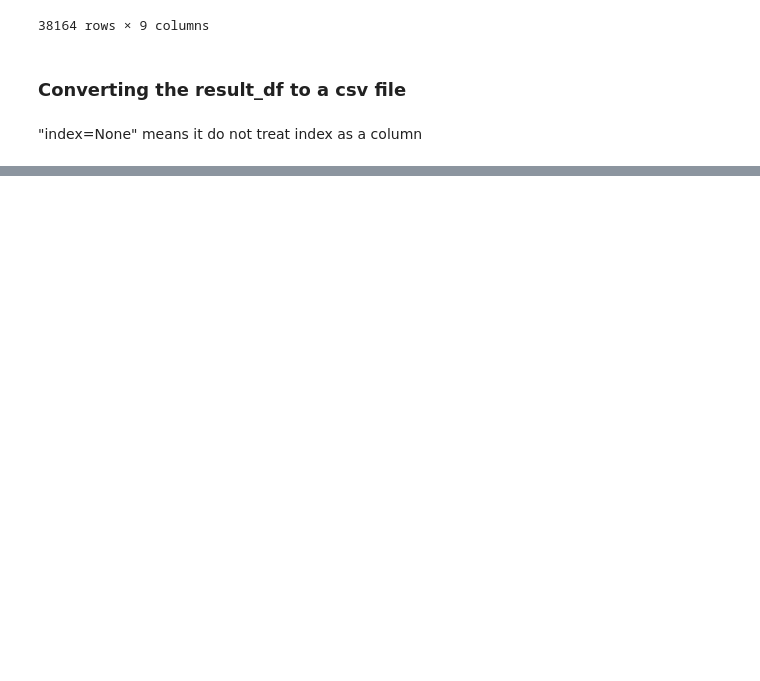
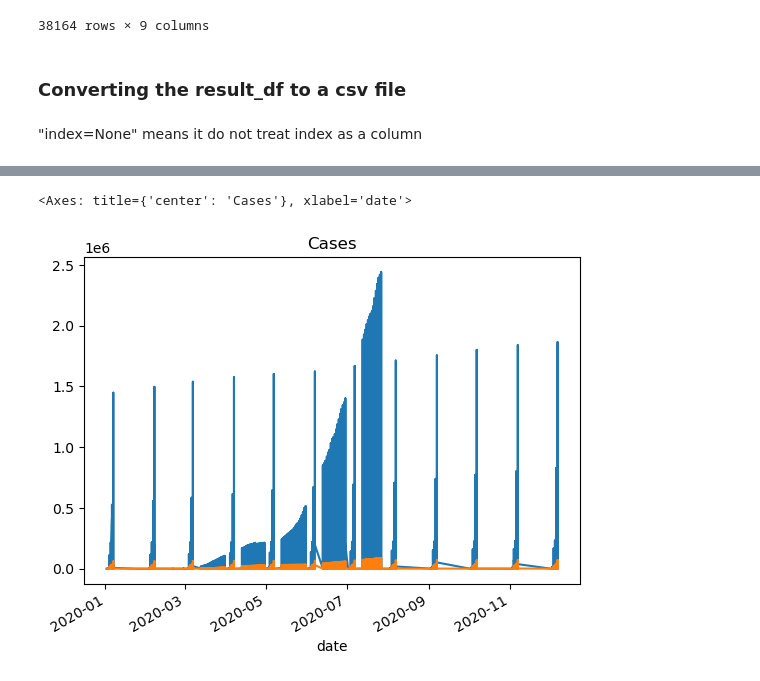
Before and after one commit to Swaraz08/Jupyter, a Jupyter notebook: pandas.ipynb, the cells around one changed output, grey strips where cells are left out. Drawn from its saved outputs; the diff is of its cells as text; code cells hidden in the pictures; blank space fills up the shorter version.

```diff
--- a/pandas.ipynb
+++ b/pandas.ipynb
@@ -591,0 +601,2 @@ result_df.to_csv('results.csv',index=None)
+# %%
+result_df.set_index('date',inplace=True)
@@ -591,0 +653,6 @@ result_df.to_csv('results.csv',index=None)
+# %%
+result_df.confirmed.plot(title='Cases')
+result_df.deaths.plot()
+# %% [output]
+<Axes: title={'center': 'Cases'}, xlabel='date'>
+[figure, added]
```
Also changed, not shown: parts of 46 cells of this notebook.
